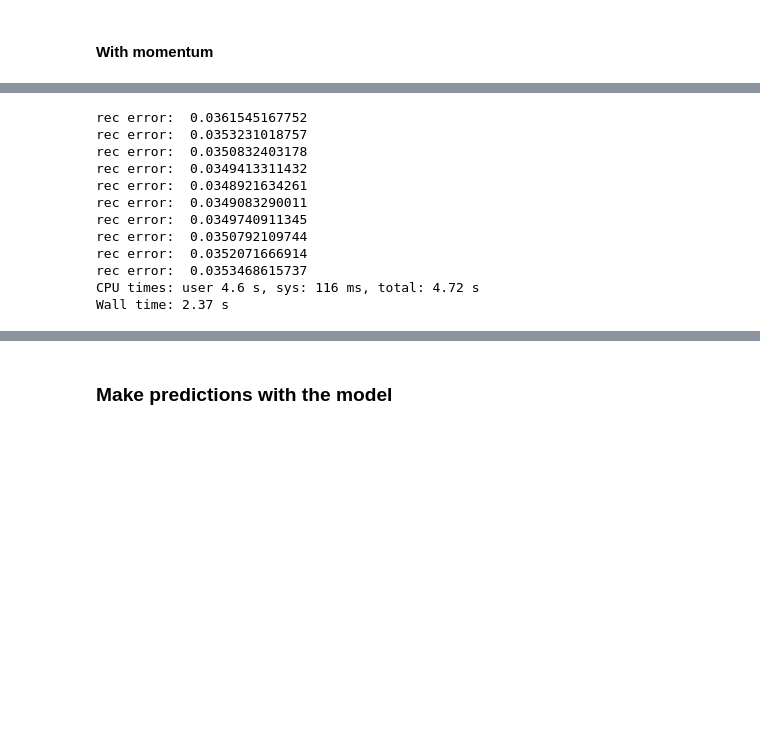
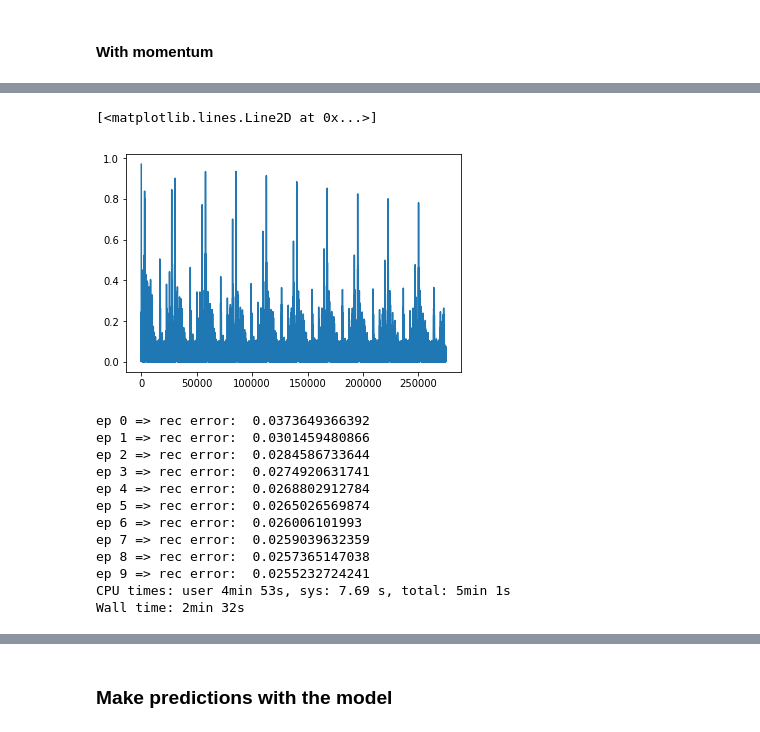
Before and after one commit to davidbp/connectionist, a Jupyter notebook: notebooks/crbm_diary_al.ipynb, the cells around one changed output, grey strips where cells are left out. Drawn from its saved outputs; the diff is of its cells as text; code cells hidden in the pictures; blank space fills up the shorter version.

```diff
--- a/notebooks/crbm_diary_al.ipynb
+++ b/notebooks/crbm_diary_al.ipynb
@@ -657,0 +642,5 @@ Wall time: 2.36 s
+# %%
+plt.plot(all_errors)
+# %% [output]
+[<matplotlib.lines.Line2D at 0x...>]
+[figure, added]
@@ -659,7 +650,7 @@ Wall time: 2.36 s
 %%time
 crbm = CRBM(n_vis=n_feat, n_hid=256, n_cond=20, seed=123, sigma = 0.3)
 n_epochs = 10
-learning_rate = 0.005
+learning_rate = 0.001
 
 ctx = { "W_vel" : np.zeros(crbm.W.shape),
         "A_vel" : np.zeros(crbm.A.shape),
@@ -667,29 +658,31 @@ ctx = { "W_vel" : np.zeros(crbm.W.shape),
         "v_bias_vel" : np.zeros(crbm.v_bias.shape),
         "h_bias_vel" : np.zeros(crbm.h_bias.shape)}
 
-for n in range(10):
+rec_error_per_epoch = []
+n_samples = len(X_slices)
+
+for n in range(n_epochs):
     err_epoch = 0
-    iters = 0
-    for k in range(crbm.n_his + 1, X_tr.shape[1] ):
-
-        X_curr = get_slice_at_position_k(X_tr, k, crbm.n_his)
-        dW, dA, dB, dv_bias, dh_bias, rec_error = compute_gradient(crbm, X_curr.T)
+    random.shuffle(X_slices)
+    for X_curr in X_slices:
+        dW, dA, dB, dv_bias, dh_bias, rec_error = compute_gradient(crbm, X_curr)
         grads = (dW, dA, dB, dv_bias, dh_bias)
-        update_weights_sgd_momentum(crbm, grads, learning_rate, ctx, momentum=0.2)
-        iters +=1
+        update_weights_sgd_momentum(crbm, grads, learning_rate, ctx, momentum=0.9)
         err_epoch += rec_error
 
-    print("rec error: ", err_epoch/iters)#, end="\r")
+
+    rec_error_per_epoch.append(err_epoch/n_samples)
+    print("ep {} => rec error: ".format(n), err_epoch/n_samples)#, end="\r")
 # %% [output]
-rec error:  0.0361545167752
-rec error:  0.0353231018757
-rec error:  0.0350832403178
-rec error:  0.0349413311432
-rec error:  0.0348921634261
-rec error:  0.0349083290011
-rec error:  0.0349740911345
-rec error:  0.0350792109744
-rec error:  0.0352071666914
-rec error:  0.0353468615737
-CPU times: user 4.6 s, sys: 116 ms, total: 4.72 s
-Wall time: 2.37 s
+ep 0 => rec error:  0.0373649366392
+ep 1 => rec error:  0.0301459480866
+ep 2 => rec error:  0.0284586733644
+ep 3 => rec error:  0.0274920631741
+ep 4 => rec error:  0.0268802912784
+ep 5 => rec error:  0.0265026569874
+ep 6 => rec error:  0.026006101993
+ep 7 => rec error:  0.0259039632359
+ep 8 => rec error:  0.0257365147038
+ep 9 => rec error:  0.0255232724241
+CPU times: user 4min 53s, sys: 7.69 s, total: 5min 1s
+Wall time: 2min 32s
```
Also changed, not shown: parts of 58 cells of this notebook.
